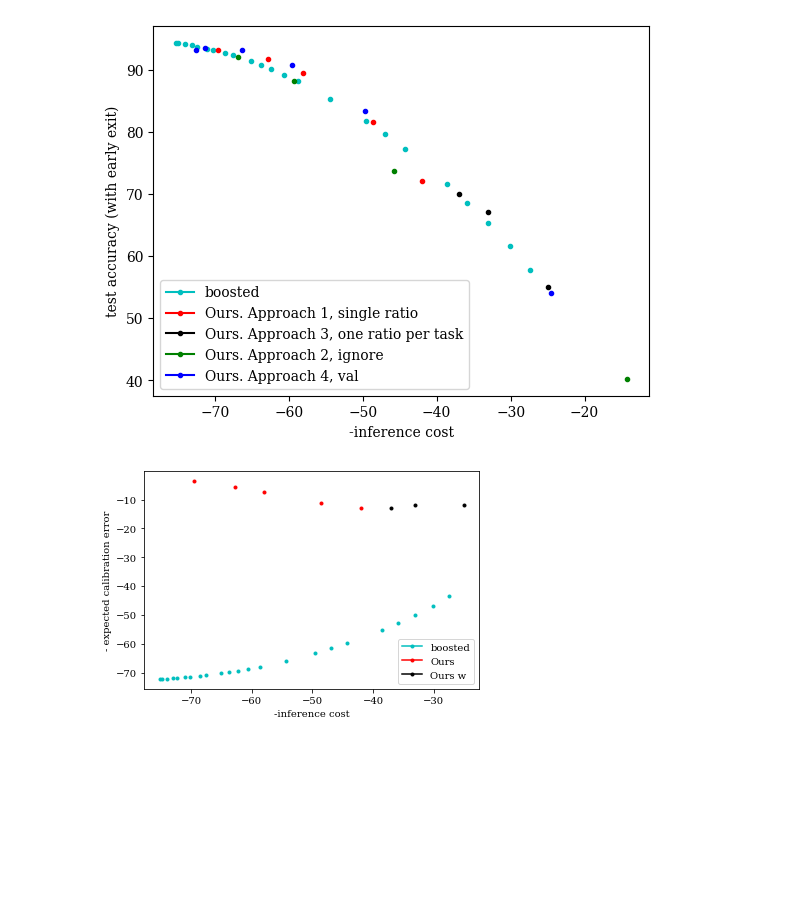
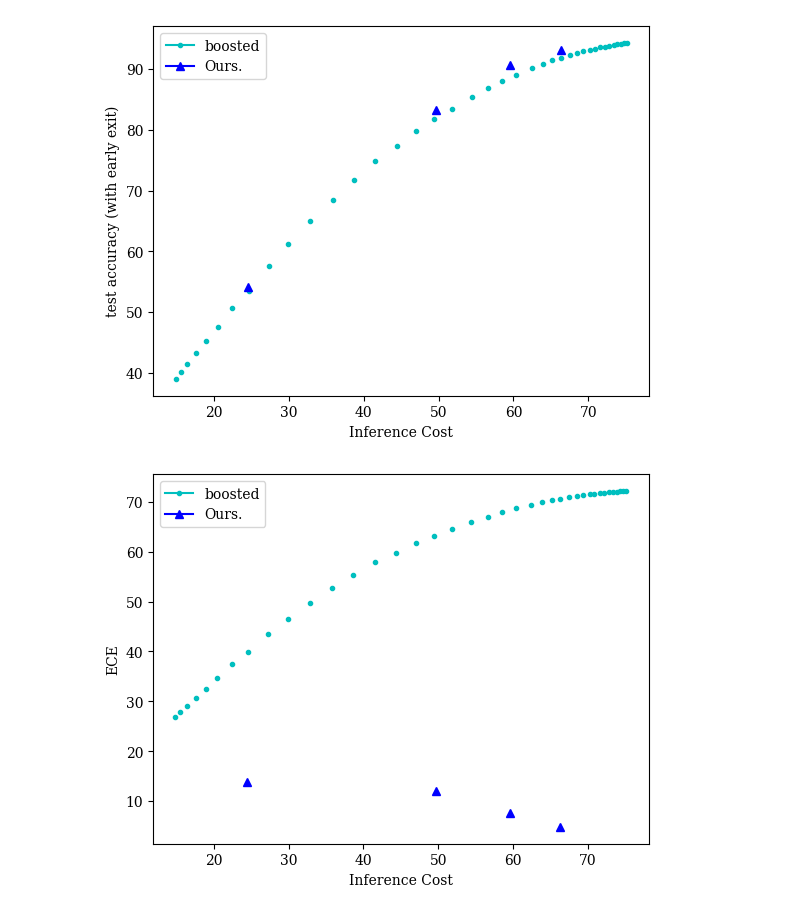
Before and after one commit to networkslab/dynn, a Jupyter notebook: src/notebooks/ce_ic_tradeoff.ipynb, the cells around one changed output. Cells and saved outputs as stored; diff of their text form; code cells hidden in the pictures; blank space fills up the shorter version.

```diff
--- a/src/notebooks/ce_ic_tradeoff.ipynb
+++ b/src/notebooks/ce_ic_tradeoff.ipynb
@@ -91,10 +65,0 @@ gated_acc_entropy = 85.4
-# %%
-def create_list_to_plot(acc_cost_pairs, label,marker, color ,marker_label):
-    list_to_plot = []
-    for acc_cost_pair in acc_cost_pairs:
-        acc = acc_cost_pair[0]
-        cost = acc_cost_pair[1]
-        ece = acc_cost_pair[2]
-        dict_point = {'label':label, 'cost': cost, 'gated_acc':acc, 'gated_ece':ece, 'marker': marker, 'color':color, 'marker_label': marker_label}
-        list_to_plot.append(dict_point)
-    return list_to_plot
@@ -168,15 +66,15 @@ our_2results = create_list_to_plot(app2, label,marker, color ,marker_label)
 # %%
-app4 = [[54.1,24.5,13.9],[83.3, 49.7,12.1],[90.7, 59.6, 7.5],[93.1,66.3,4.8],[93.5, 71.3,3.6],[93.2,72.5,3.5]]
-label = 'Ours. Approach 4, val'
-marker_label = 'Ours. Approach 4, val'
+app4 = [[54.1,24.5,13.9, 4.4, 94.7],[83.3, 49.7,12.1, 1.85,93.6],[90.7, 59.6, 7.5,1.2,94.0],[93.1,66.3,4.8,1.0,94.1]]
+label = 'Ours.'
+marker_label = 'Ours.'
 color = 'b'
-marker = '.'
+marker = '^'
 our_4results = create_list_to_plot(app4, label,marker, color ,marker_label)
 # %%
 font = {'family' : 'serif',
         'size'   : 10}
 
-combined_dicts = boosted_list_dict+our_results+our_wresults+our_2results+our_4results
+combined_dicts = boosted_list_dict+our_4results
 matplotlib.rc('font', **font)
 
 fig = plt.figure()
@@ -190,49 +88,49 @@ for dict_of_result in combined_dicts:
     gated_acc = dict_of_result['gated_acc']
     if not marker_label in legend_patches_dict.keys():
         legend_patches_dict[marker_label] = {'color': dict_of_result['color'], 'marker': marker}
-    ax.plot(-cost, gated_acc, marker, color=dict_of_result['color'])
+    ax.plot(cost, gated_acc, marker, color=dict_of_result['color'])
 # fig.xlabel('- inference cost')
 patches = []
 for patch in legend_patches_dict.keys():
     patches.append(mlines.Line2D([], [], color=legend_patches_dict[patch]['color'], marker = legend_patches_dict[patch]['marker'], label=patch))
 ax.legend(handles=patches)
-ax.set_xlabel('-inference cost')
+ax.set_xlabel('Inference Cost')
 ax.set_ylabel('test accuracy (with early exit)')
 # ax.legend(bbox_to_anchor=(1.1, 1.05, 0.5, 0.2))
 ax.set_in_layout(in_layout=True)
 
 plt.savefig('perf_cost_app1vs3.pdf')
 # %% [output]
-[figure, old version]
+[figure, new version]
 # %%
 plt.close()
 # %%
 
 fig = plt.figure()
 ax = plt.subplot(111)
 legend_patches_dict = {}
 for dict_of_result in combined_dicts:
     label = dict_of_result['label']
     marker_label = dict_of_result['marker_label']
     cost = dict_of_result['cost']
     marker = dict_of_result['marker']
     gated_ece = dict_of_result['gated_ece']
     if not marker_label in legend_patches_dict.keys():
         legend_patches_dict[marker_label] = {'color': dict_of_result['color'], 'marker': marker}
-    ax.plot(-cost, -gated_ece, marker, color=dict_of_result['color'])
+    ax.plot(cost, gated_ece, marker, color=dict_of_result['color'])
 # fig.xlabel('- inference cost')
 patches = []
 for patch in legend_patches_dict.keys():
     patches.append(mlines.Line2D([], [], color=legend_patches_dict[patch]['color'], marker = legend_patches_dict[patch]['marker'], label=patch))
 ax.legend(handles=patches)
-ax.set_xlabel('-inference cost')
-ax.set_ylabel('- expected calibration error')
+ax.set_xlabel('Inference Cost')
+ax.set_ylabel('ECE')
 # ax.legend(bbox_to_anchor=(1.1, 1.05, 0.5, 0.2))
 ax.set_in_layout(in_layout=True)
 
 plt.savefig('ece_cost.pdf')
 # %% [output]
-[figure, old version]
+[figure, new version]
 # %%
 
 matplotlib.rc('font', **font)
```
Also changed, not shown: parts of 10 cells of this notebook, 3 other files.
